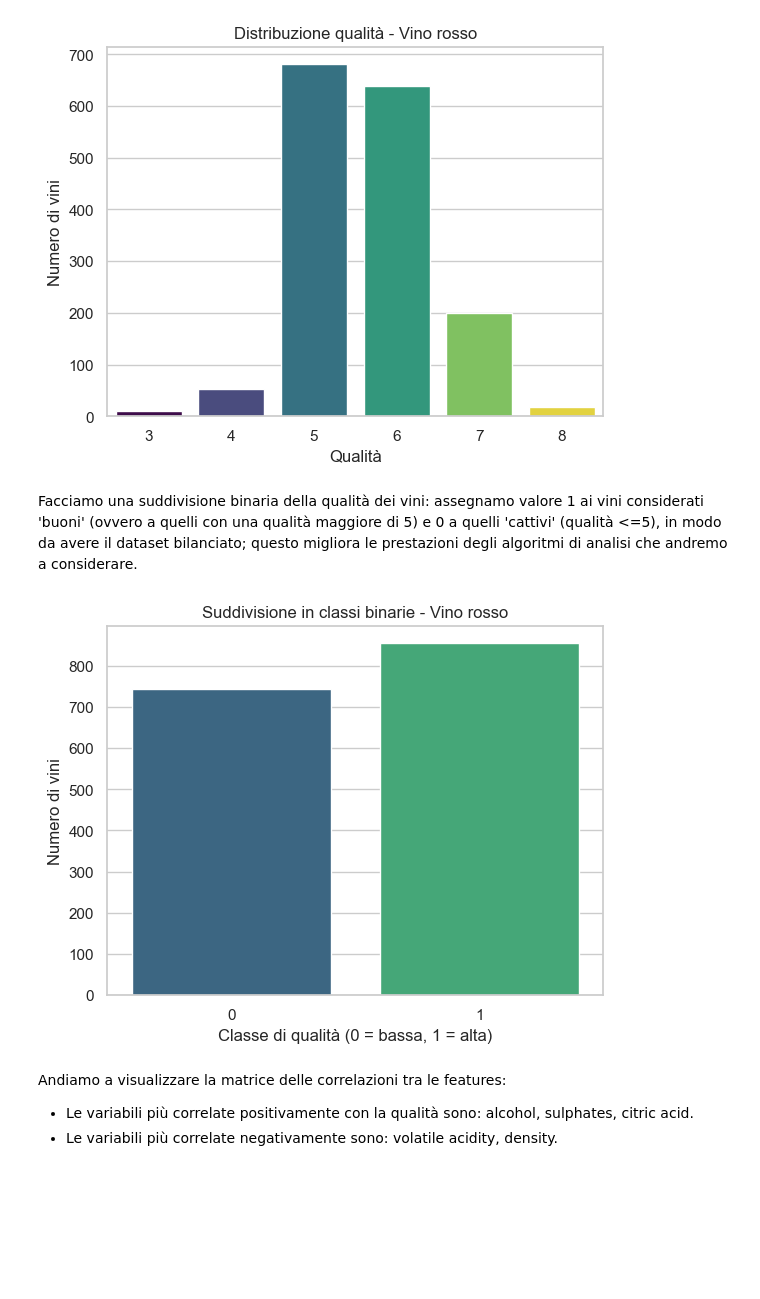
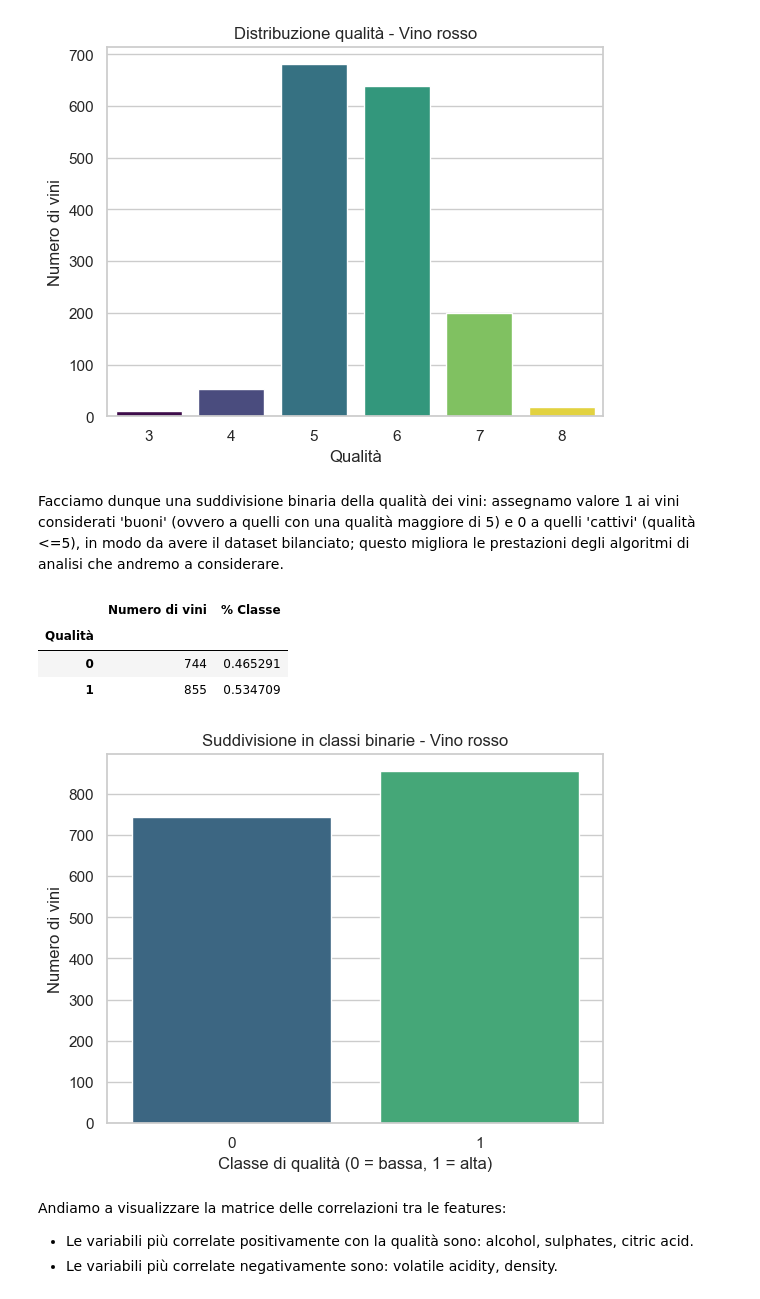
Before and after one commit to frameleee/progetto-MIA, a Jupyter notebook: notebooks/eda.ipynb, the cells around one changed output. Saved outputs shown, nothing was run; the diff lists cells and outputs as text; code cells hidden in the pictures; blank space fills up the shorter version.

```diff
--- a/notebooks/eda.ipynb
+++ b/notebooks/eda.ipynb
@@ -152,23 +141,34 @@ plt.show()
 # %% [output]
 [figure]
 # %% [markdown]
-Facciamo una suddivisione binaria della qualità dei vini: assegnamo valore 1 ai vini considerati 'buoni' (ovvero a quelli con una qualità maggiore di 5) e 0 a quelli 'cattivi' (qualità <=5), in modo da avere il dataset bilanciato; questo migliora le prestazioni degli algoritmi di analisi che andremo a considerare.
+Facciamo dunque una suddivisione binaria della qualità dei vini: assegnamo valore 1 ai vini considerati 'buoni' (ovvero a quelli con una qualità maggiore di 5) e 0 a quelli 'cattivi' (qualità <=5), in modo da avere il dataset bilanciato; questo migliora le prestazioni degli algoritmi di analisi che andremo a considerare.
 # %%
 def quality_class(q):
     if q <= 5:
         return 0
     else:
         return 1
 
 df_red['quality_class'] = df_red['quality'].apply(quality_class)
 
+df_quality_class = df_red['quality_class'].value_counts().sort_index().to_frame(name='Numero di vini')
+df_quality_class.index.name = 'Qualità'
+totale_vini2 = df_quality_class['Numero di vini'].sum()
+df_quality_class['% Classe'] = (df_quality_class['Numero di vini'] / totale_vini2)
+
+display(df_quality_class)
+
 # 2 – Distribuzione classi binarie
 sns.countplot(x='quality_class', data=df_red, hue='quality_class', palette='viridis', legend=False)
 plt.title("Suddivisione in classi binarie - Vino rosso")
 plt.xlabel("Classe di qualità (0 = bassa, 1 = alta)")
 plt.ylabel("Numero di vini")
 plt.show()
 # %% [output]
+|  | Numero di vini | % Classe |
+| Qualità |  |  |
+| 0 | 744 | 0.465291 |
+| 1 | 855 | 0.534709 |
 [figure]
 # %% [markdown]
 Andiamo a visualizzare la matrice delle correlazioni tra le features:
```
Also changed, not shown: parts of 16 cells of this notebook.
